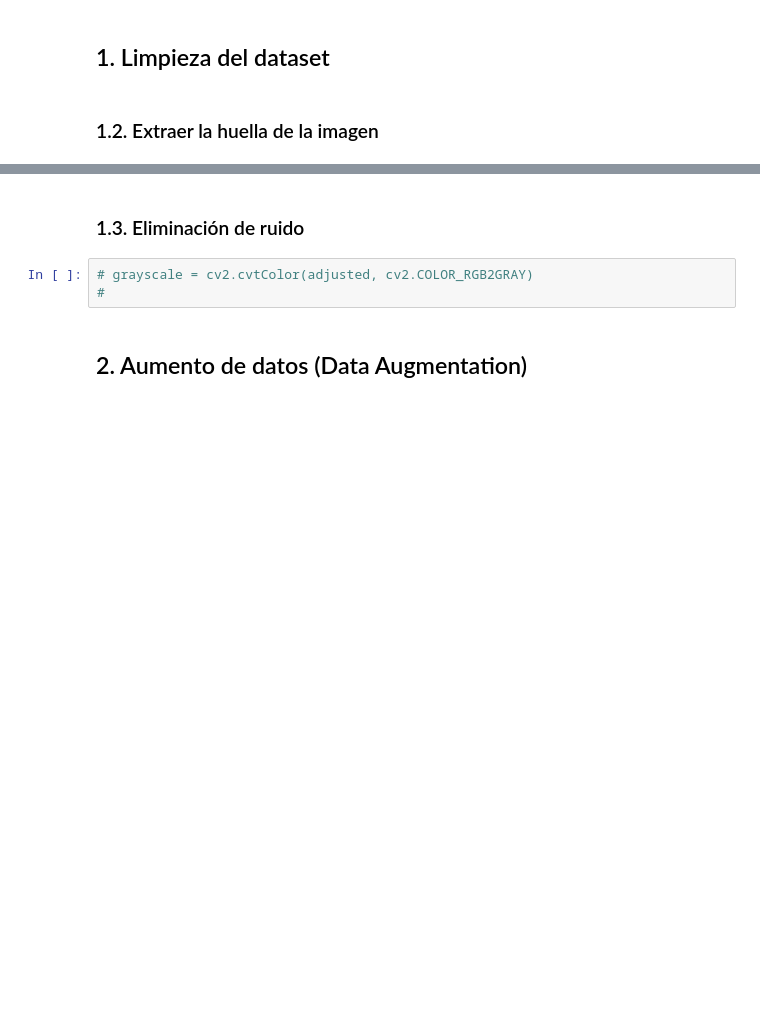
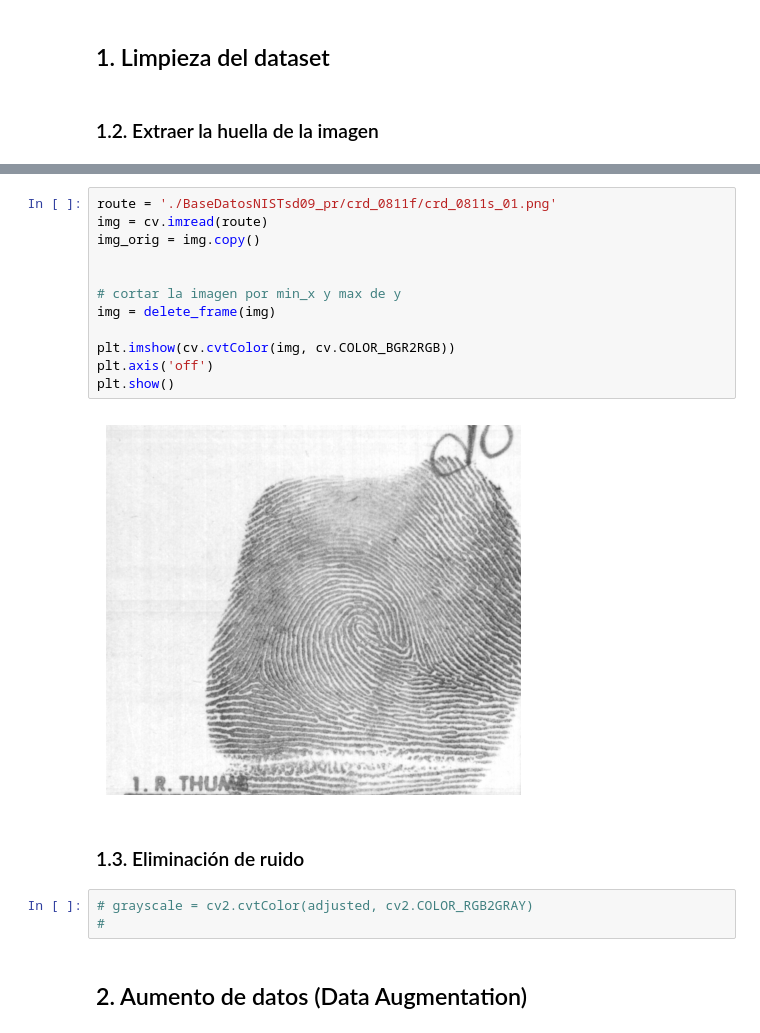
Before and after one commit to MediaMind-ULPGC/P06, a Jupyter notebook: Lee_base_datos.ipynb, the cells around one changed output, grey strips where cells are left out. Saved outputs shown, nothing was run; the diff lists cells and outputs as text; blank space fills up the shorter version.

```diff
--- a/Lee_base_datos.ipynb
+++ b/Lee_base_datos.ipynb
@@ -71,3 +120,17 @@ import numpy as np
+# %%
+route = './BaseDatosNISTsd09_pr/crd_0811f/crd_0811s_01.png'
+img = cv.imread(route)
+img_orig = img.copy()
+
+
+# cortar la imagen por min_x y max de y
+img = delete_frame(img)
+
+plt.imshow(cv.cvtColor(img, cv.COLOR_BGR2RGB))
+plt.axis('off')
+plt.show()
+# %% [output]
+[figure, added]
 # %% [markdown]
 ### 1.3. Eliminación de ruido
 # %%
```
Also changed, not shown: parts of 3 cells of this notebook, 1 other file.
